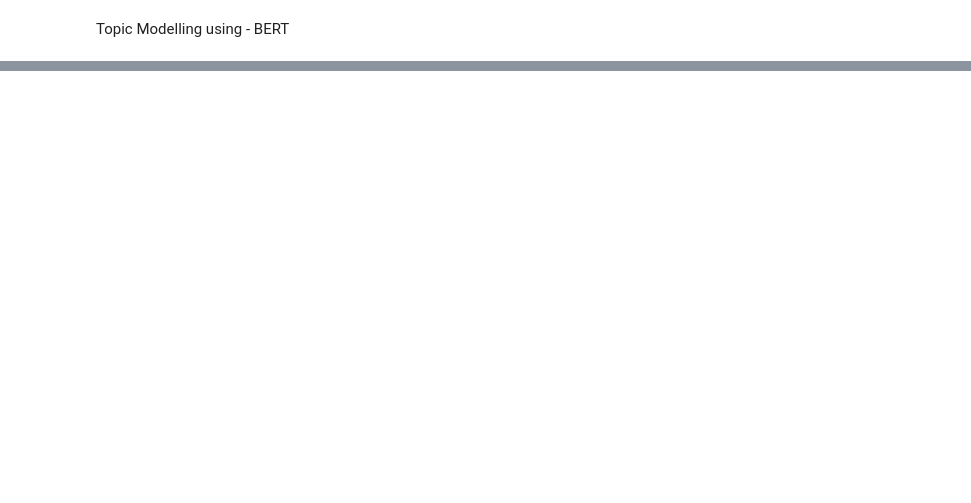
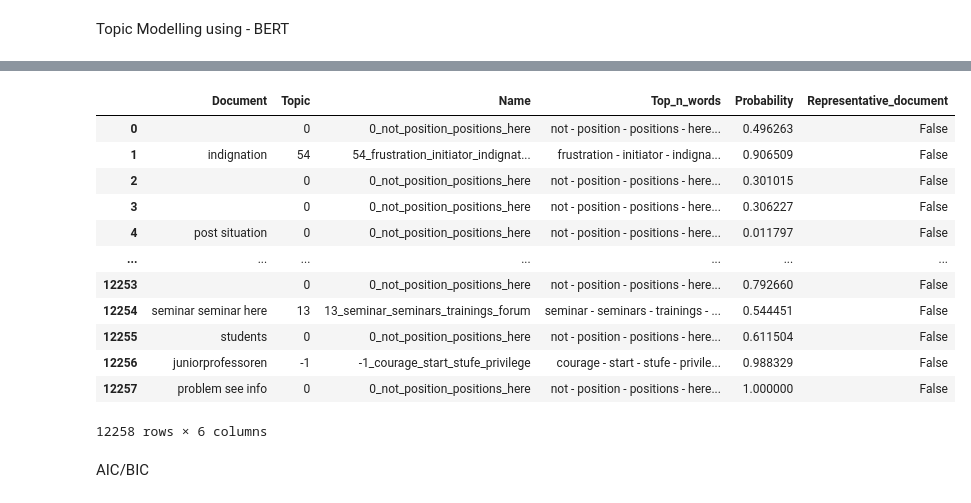
Before and after one commit to moinam/TweetAnalyzer, a Jupyter notebook: TopicModelling.ipynb, the cells around one changed output, grey strips where cells are left out. Drawn from its saved outputs; the diff is of its cells as text; code cells hidden in the pictures; blank space fills up the shorter version.

```diff
--- a/TopicModelling.ipynb
+++ b/TopicModelling.ipynb
@@ -631,0 +571,18 @@ ValueError: Mime type rendering requires nbformat>=4.2.0 but it is not installed
+# %%
+en_de_model.get_document_info(en_de_docs)
+# %% [output]
+|  | Document | Topic | Name | Top_n_words | Probability | Representative_document |
+| 0 |  | 0 | 0_not_position_positions_here | not - position - positions - here... | 0.496263 | False |
+| 1 | indignation | 54 | 54_frustration_initiator_indignat... | frustration - initiator - indigna... | 0.906509 | False |
+| 2 |  | 0 | 0_not_position_positions_here | not - position - positions - here... | 0.301015 | False |
+| 3 |  | 0 | 0_not_position_positions_here | not - position - positions - here... | 0.306227 | False |
+| 4 | post situation | 0 | 0_not_position_positions_here | not - position - positions - here... | 0.011797 | False |
+| ... | ... | ... | ... | ... | ... | ... |
+| 12253 |  | 0 | 0_not_position_positions_here | not - position - positions - here... | 0.792660 | False |
+| 12254 | seminar seminar here | 13 | 13_seminar_seminars_trainings_forum | seminar - seminars - trainings - ... | 0.544451 | False |
+| 12255 | students | 0 | 0_not_position_positions_here | not - position - positions - here... | 0.611504 | False |
+| 12256 | juniorprofessoren | -1 | -1_courage_start_stufe_privilege | courage - start - stufe - privile... | 0.988329 | False |
+| 12257 | problem see info | 0 | 0_not_position_positions_here | not - position - positions - here... | 1.000000 | False |
+12258 rows × 6 columns
+# %% [markdown]
+AIC/BIC
```
Also changed, not shown: parts of 19 cells of this notebook.
